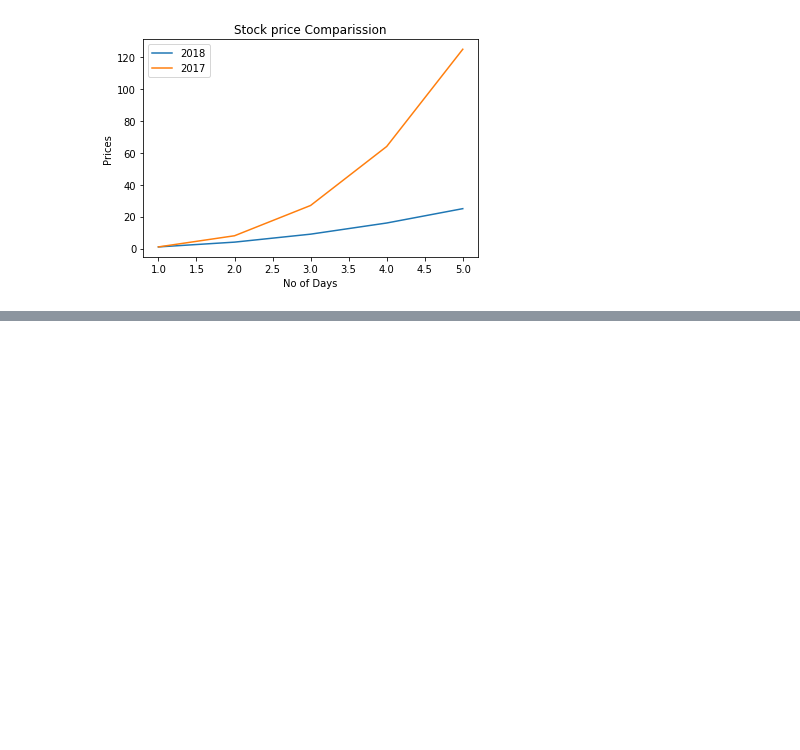
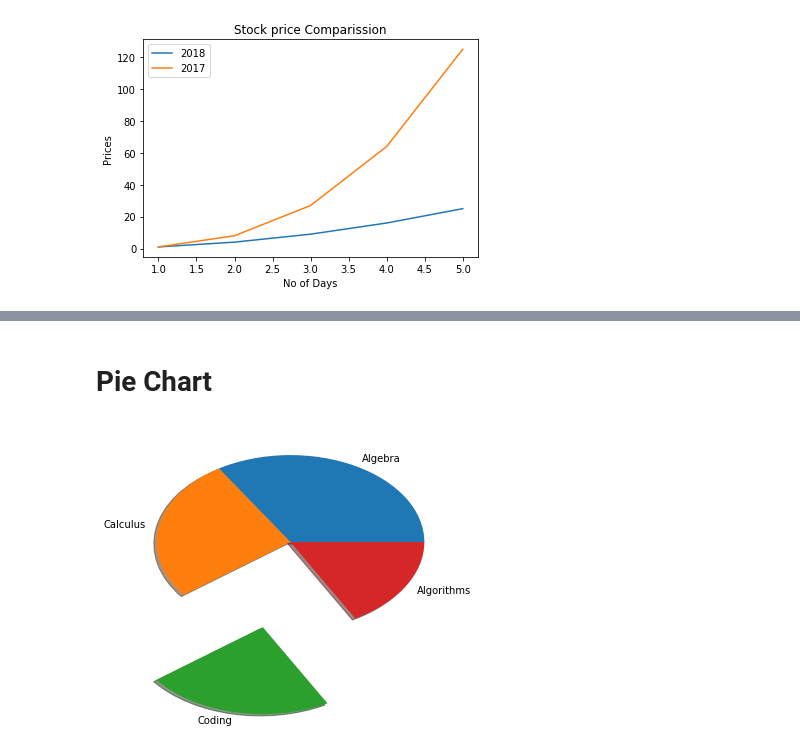
Before and after one commit to tanmayarya/Matplot-Lib-basics, a Jupyter notebook: Matplot Lib Basics.ipynb, the cells around one changed output, grey strips where cells are left out. Cells and saved outputs as stored; diff of their text form; code cells hidden in the pictures; blank space fills up the shorter version.

```diff
--- a/Matplot Lib Basics.ipynb
+++ b/Matplot Lib Basics.ipynb
@@ -59,0 +81,10 @@ plt.show()
+# %% [markdown]
+# Pie Chart
+# %%
+labels = ['Algebra','Calculus','Coding','Algorithms']
+values = [90,70,60,45]
+
+plt.pie(values,labels=labels,radius=1,explode=(0,0,1,0),shadow=True)
+plt.show()
+# %% [output]
+[figure, added]
```
Also changed, not shown: parts of 9 cells of this notebook.
